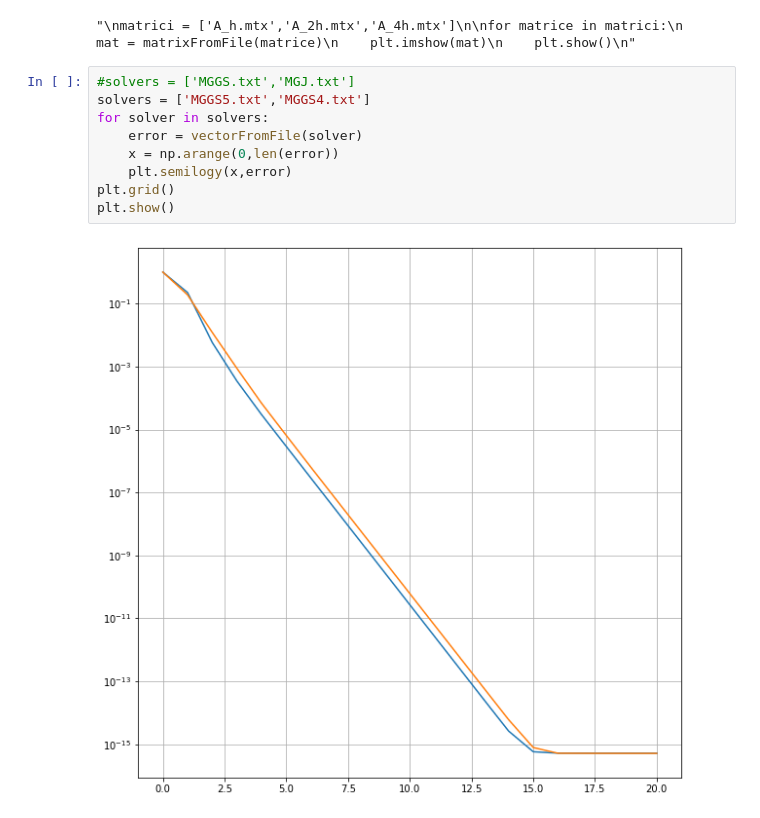
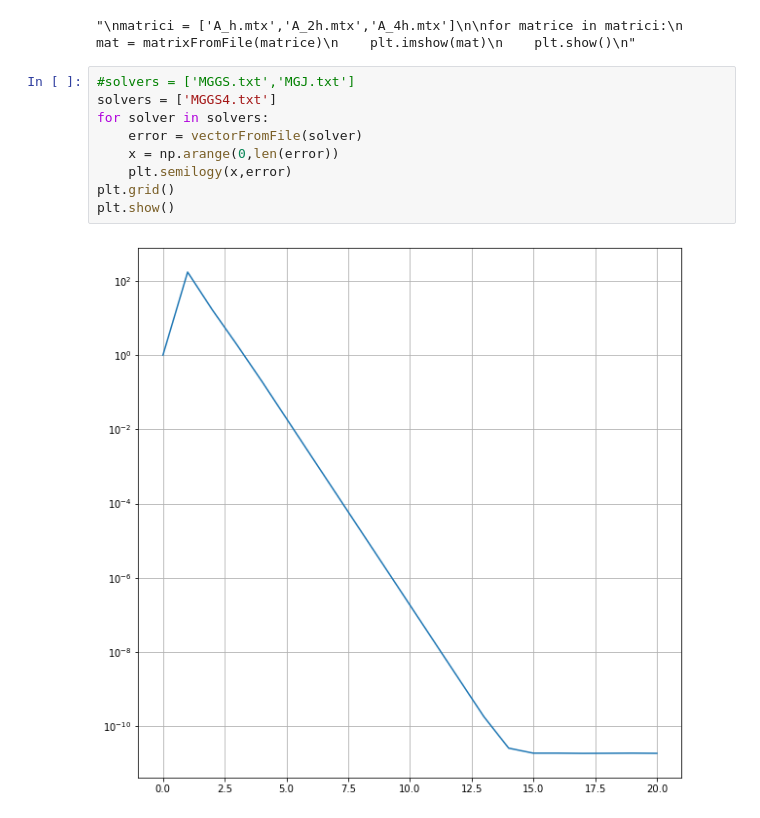
Before and after one commit to AMSC22-23/MultiGrid-Untila-Cecchettini-Capoferri, a Jupyter notebook: classes/test.ipynb, the cells around one changed output. Cells and saved outputs as stored; diff of their text form.

```diff
--- a/classes/test.ipynb
+++ b/classes/test.ipynb
@@ -114,12 +114,12 @@ for matrice in matrici:
 "\nmatrici = ['A_h.mtx','A_2h.mtx','A_4h.mtx']\n\nfor matrice in matrici:\n    mat = matrixFromFile(matrice)\n    plt.imshow(mat)\n    plt.show()\n"
 # %%
 #solvers = ['MGGS.txt','MGJ.txt']
-solvers = ['MGGS5.txt','MGGS4.txt']
+solvers = ['MGGS4.txt']
 for solver in solvers:
     error = vectorFromFile(solver)
     x = np.arange(0,len(error))
     plt.semilogy(x,error)
 plt.grid()
 plt.show()
 # %% [output]
-[figure, old version]
+[figure, new version]
```
Also changed, not shown: parts of 4 cells of this notebook, 5 other files.
